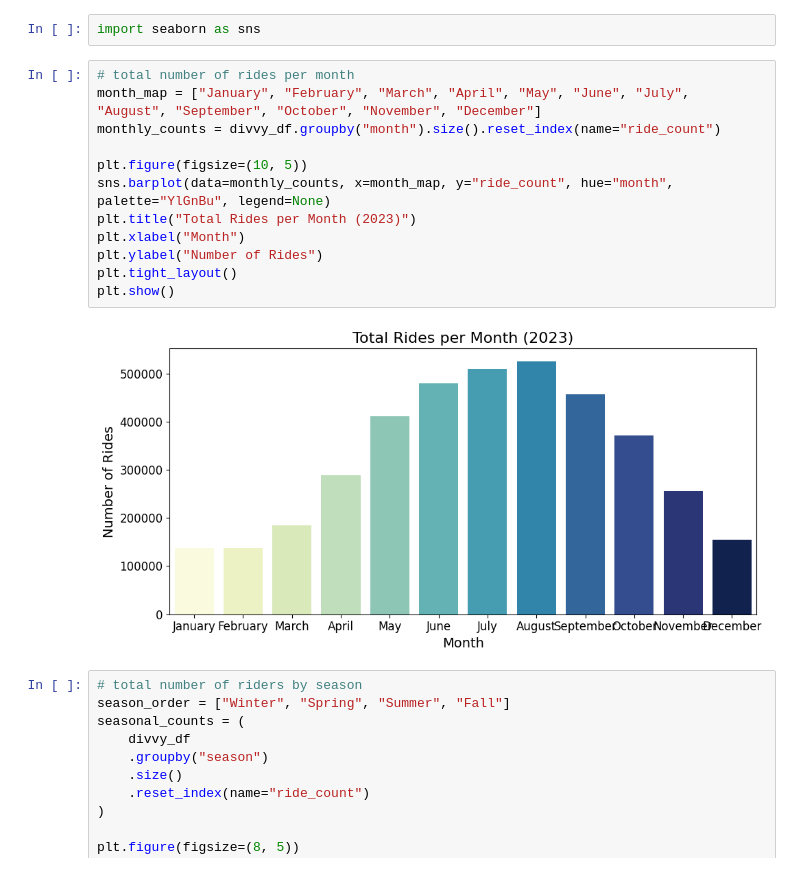
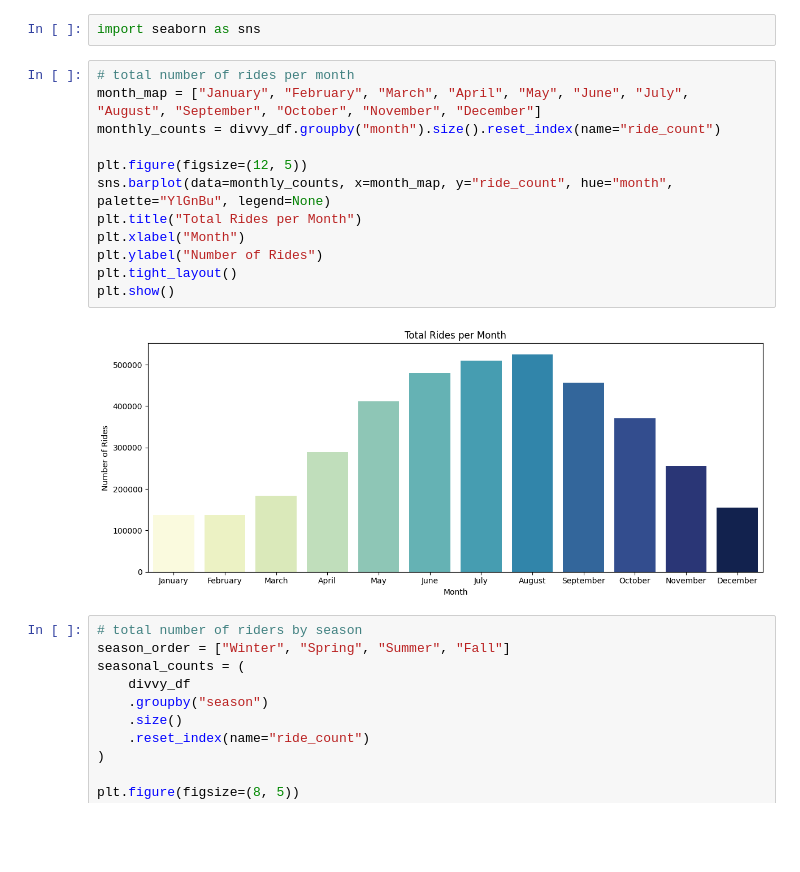
Before and after one commit to leon934/stat-315-final-project, a Jupyter notebook: data_analysis.ipynb, the cells around one changed output. Drawn from its saved outputs; the diff is of its cells as text; blank space fills up the shorter version.

```diff
--- a/data_analysis.ipynb
+++ b/data_analysis.ipynb
@@ -285,17 +275,17 @@ import seaborn as sns
 # %%
 # total number of rides per month
 month_map = ["January", "February", "March", "April", "May", "June", "July", "August", "September", "October", "November", "December"]
 monthly_counts = divvy_df.groupby("month").size().reset_index(name="ride_count")
 
-plt.figure(figsize=(10, 5))
+plt.figure(figsize=(12, 5))
 sns.barplot(data=monthly_counts, x=month_map, y="ride_count", hue="month", palette="YlGnBu", legend=None)
-plt.title("Total Rides per Month (2023)")
+plt.title("Total Rides per Month")
 plt.xlabel("Month")
 plt.ylabel("Number of Rides")
 plt.tight_layout()
 plt.show()
 # %% [output]
-[figure, old version]
+[figure, new version]
 # %%
 # total number of riders by season
 season_order = ["Winter", "Spring", "Summer", "Fall"]
```
Also changed, not shown: parts of 6 cells of this notebook, 1 other file.
